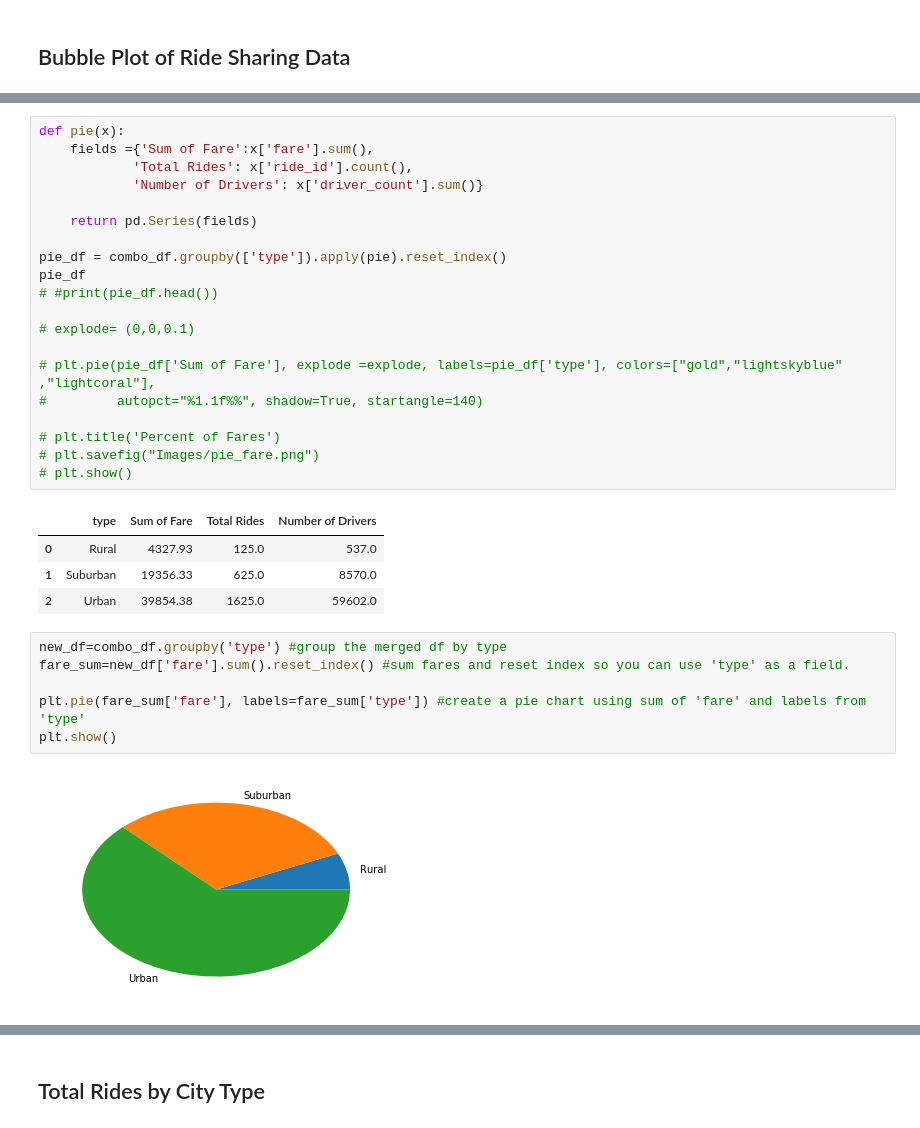
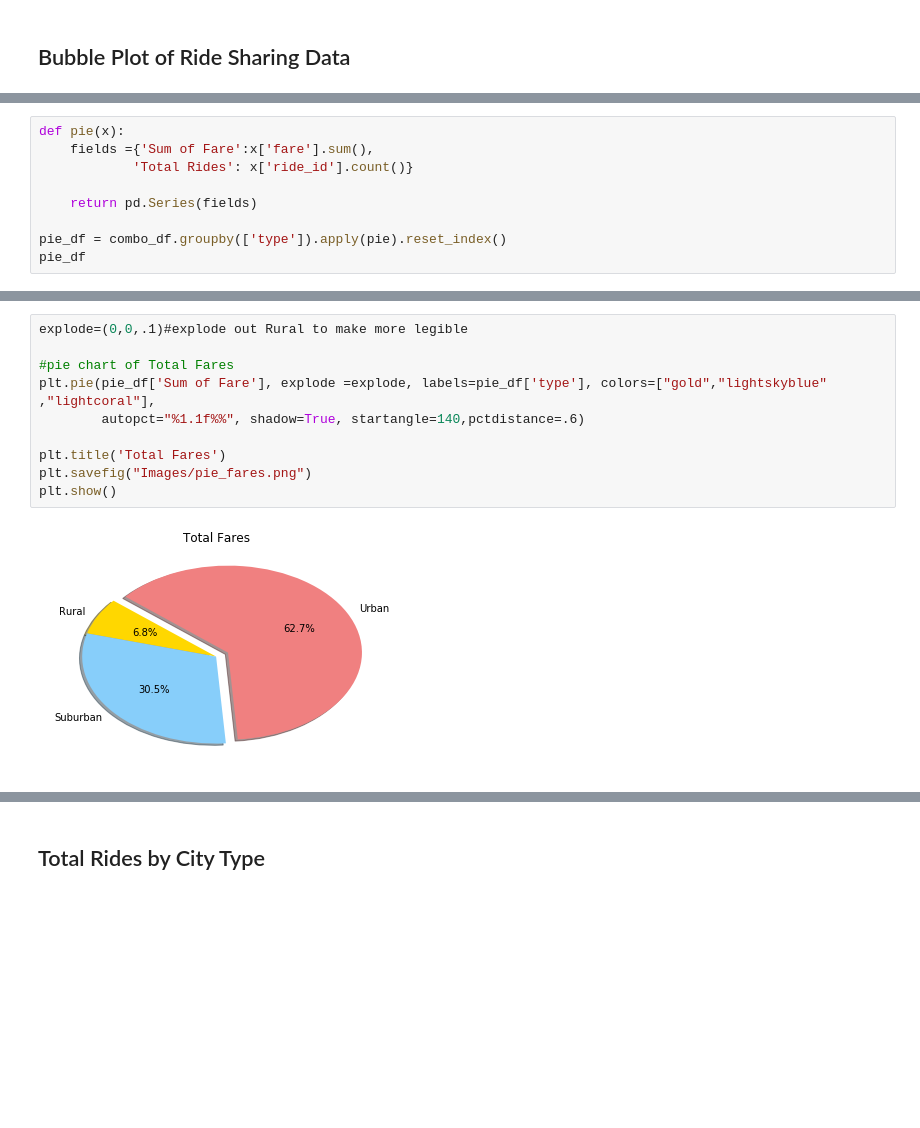
Before and after one commit to warnerm06/Pyber, a Jupyter notebook: pyber_solved_MEW.ipynb, the cells around one changed output, grey strips where cells are left out. Saved outputs shown, nothing was run; the diff lists cells and outputs as text; blank space fills up the shorter version.

```diff
--- a/pyber_solved_MEW.ipynb
+++ b/pyber_solved_MEW.ipynb
@@ -132,0 +146,9 @@ plt.show()
+# %%
+def pie(x):
+    fields ={'Sum of Fare':x['fare'].sum(),
+            'Total Rides': x['ride_id'].count()}
+
+    return pd.Series(fields)
+
+pie_df = combo_df.groupby(['type']).apply(pie).reset_index()
+pie_df
@@ -133,33 +167,12 @@ plt.show()
 # %%
-def pie(x):
-    fields ={'Sum of Fare':x['fare'].sum(),
-            'Total Rides': x['ride_id'].count(),
-            'Number of Drivers': x['driver_count'].sum()}
+explode=(0,0,.1)#explode out Rural to make more legible
 
-    return pd.Series(fields)
+#pie chart of Total Fares
+plt.pie(pie_df['Sum of Fare'], explode =explode, labels=pie_df['type'], colors=["gold","lightskyblue" ,"lightcoral"],
+        autopct="%1.1f%%", shadow=True, startangle=140,pctdistance=.6)
 
-pie_df = combo_df.groupby(['type']).apply(pie).reset_index()
-pie_df
-# #print(pie_df.head())
-
-# explode= (0,0,0.1)
-
-# plt.pie(pie_df['Sum of Fare'], explode =explode, labels=pie_df['type'], colors=["gold","lightskyblue" ,"lightcoral"],
-#         autopct="%1.1f%%", shadow=True, startangle=140)
-
-# plt.title('Percent of Fares')
-# plt.savefig("Images/pie_fare.png")
-# plt.show()
+plt.title('Total Fares')
+plt.savefig("Images/pie_fares.png")
+plt.show()
 # %% [output]
-|  | type | Sum of Fare | Total Rides | Number of Drivers |
-| 0 | Rural | 4327.93 | 125.0 | 537.0 |
-| 1 | Suburban | 19356.33 | 625.0 | 8570.0 |
-| 2 | Urban | 39854.38 | 1625.0 | 59602.0 |
+[figure, added]
-# %%
-new_df=combo_df.groupby('type') #group the merged df by type
-fare_sum=new_df['fare'].sum().reset_index() #sum fares and reset index so you can use 'type' as a field.
-
-plt.pie(fare_sum['fare'], labels=fare_sum['type']) #create a pie chart using sum of 'fare' and labels from 'type'
-plt.show()
-# %% [output]
-[figure, removed]
```
Also changed, not shown: parts of 13 cells of this notebook, 4 other files.
